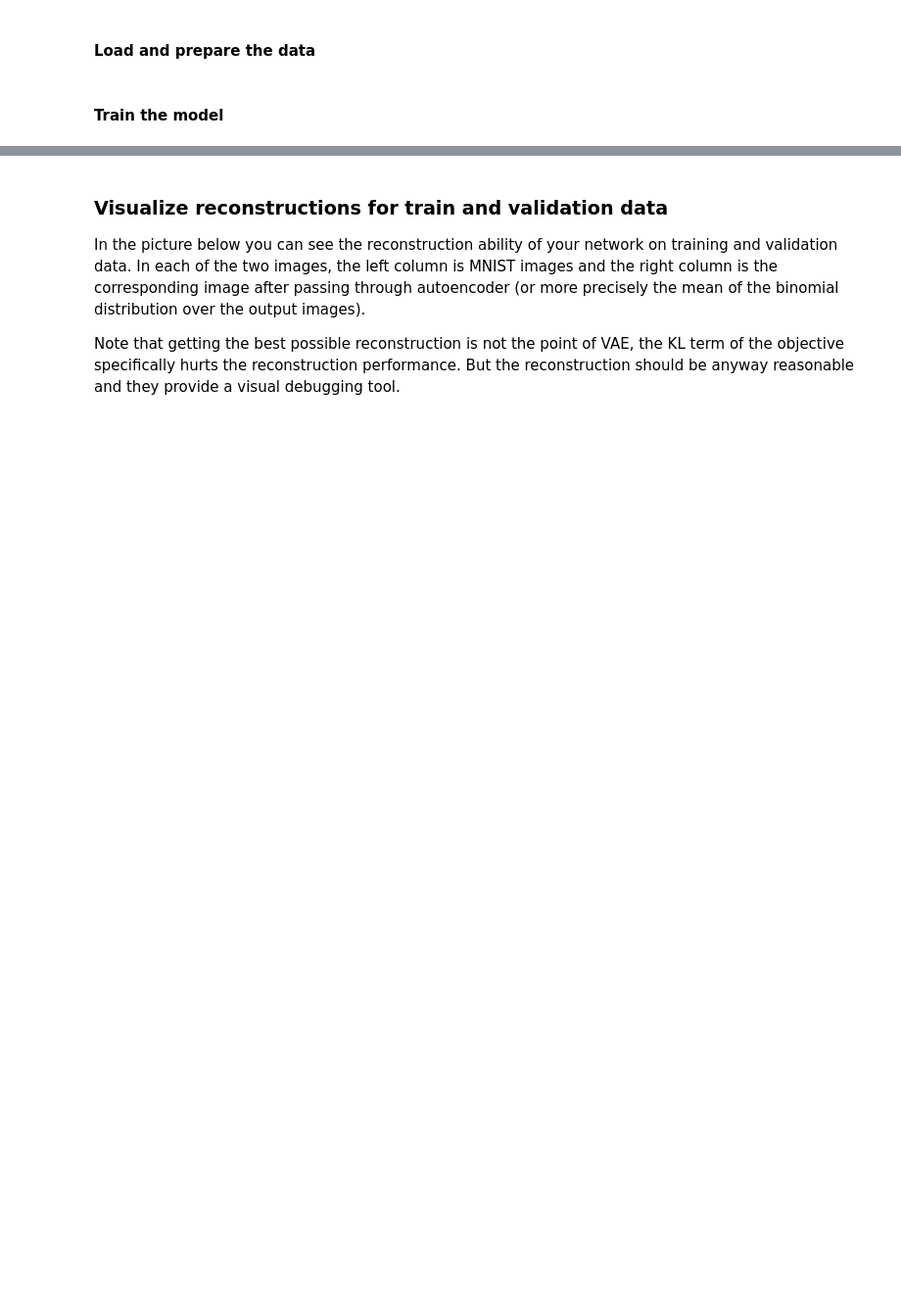
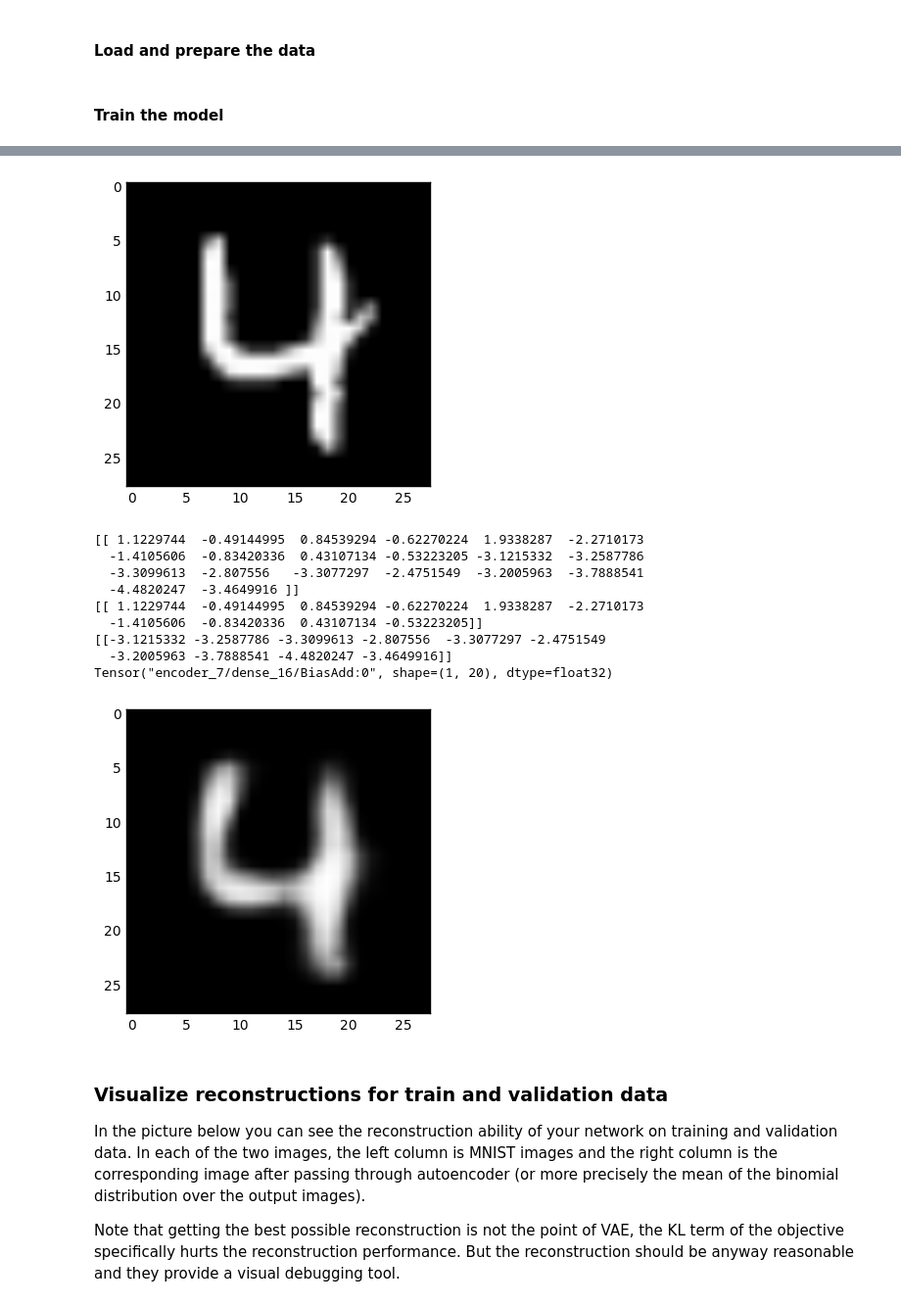
Before and after one commit to PhilippeW83440/Coursera-AML3-Bayesian-Methods, a Jupyter notebook: W5/assignment.ipynb, the cells around one changed output, grey strips where cells are left out. Shown: that part at 98% size. Drawn from its saved outputs; the diff is of its cells as text; code cells hidden in the pictures; blank space fills up the shorter version.

Commit message:
Playing around with W5 assignment

```diff
--- a/W5/assignment.ipynb
+++ b/W5/assignment.ipynb
@@ -107,7 +107,9 @@ latent_dim = 10 #3 # d, dimensionality of the latent code t.
 intermediate_dim = 256 # Size of the hidden layer.
 epochs = 3
 
+
 x = Input(batch_shape=(batch_size, original_dim))
+x1 = Input(batch_shape=(1, original_dim))
 def create_encoder(input_dim):
     # Encoder network.
     # We instantiate these layers separately so as to reuse them later
@@ -123,6 +125,10 @@ get_t_log_var = Lambda(lambda h: h[:, latent_dim:])
 h = encoder(x)
 t_mean = get_t_mean(h)
 t_log_var = get_t_log_var(h)
+
+h1 = encoder(x1)
+t1_mean = get_t_mean(h1)
+t1_log_var = get_t_log_var(h1)
 
 # Sampling from the distribution
 #     q(t | x) = N(t_mean, exp(t_log_var))
@@ -149,6 +155,8 @@ def sampling(args):
 
 
 t = Lambda(sampling)([t_mean, t_log_var])
+t1 = Lambda(sampling)([t1_mean, t1_log_var])
+
 
 def create_decoder(input_dim):
     # Decoder network
@@ -160,6 +168,7 @@ def create_decoder(input_dim):
     return decoder
 decoder = create_decoder(latent_dim)
 x_decoded_mean = decoder(t)
+x1_decoded_mean = decoder(t1)
 # %%
 grader.submit_samples(sess, sampling)
 # %% [output]
@@ -229,3 +238,40 @@ Epoch 20/20
+# %%
+# PHW: playing around
+
+img_flat = x_test[49]
+img = img_flat.reshape((28,28))
+plt.imshow(img,  cmap='gray')
+plt.show()
+
+enc, enc_mean, enc_log_var = sess.run([h1, t1_mean, t1_log_var], feed_dict={x1: [img_flat]})
+print(enc)
+print(enc_mean)
+print(enc_log_var)
+print(h1)
+
+dec = sess.run(x1_decoded_mean, feed_dict={t1: enc_mean})
+res_img = dec.reshape((28,28))
+plt.imshow(res_img,  cmap='gray')
+plt.show()
+
+#t = encoder(img)
+#decoded = sess.run(h, feed_dict={x: img})
+
+#h = encoder(x)
+#t_mean = get_t_mean(h)
+#t_log_var = get_t_log_var(h)
+# %% [output]
+[figure, added]
+[[ 1.1229744  -0.49144995  0.84539294 -0.62270224  1.9338287  -2.2710173
+  -1.4105606  -0.83420336  0.43107134 -0.53223205 -3.1215332  -3.2587786
+  -3.3099613  -2.807556   -3.3077297  -2.4751549  -3.2005963  -3.7888541
+  -4.4820247  -3.4649916 ]]
+[[ 1.1229744  -0.49144995  0.84539294 -0.62270224  1.9338287  -2.2710173
+  -1.4105606  -0.83420336  0.43107134 -0.53223205]]
+[[-3.1215332 -3.2587786 -3.3099613 -2.807556  -3.3077297 -2.4751549
+  -3.2005963 -3.7888541 -4.4820247 -3.4649916]]
+Tensor("encoder_7/dense_16/BiasAdd:0", shape=(1, 20), dtype=float32)
+[figure, added]
 # %% [markdown]
 ### Visualize reconstructions for train and validation data
 In the picture below you can see the reconstruction ability of your network on training and validation data. In each of the two images, the left column is MNIST images and the right column is the corresponding image after passing through autoencoder (or more precisely the mean of the binomial distribution over the output images).
```
Also changed, not shown: parts of 17 cells of this notebook.
